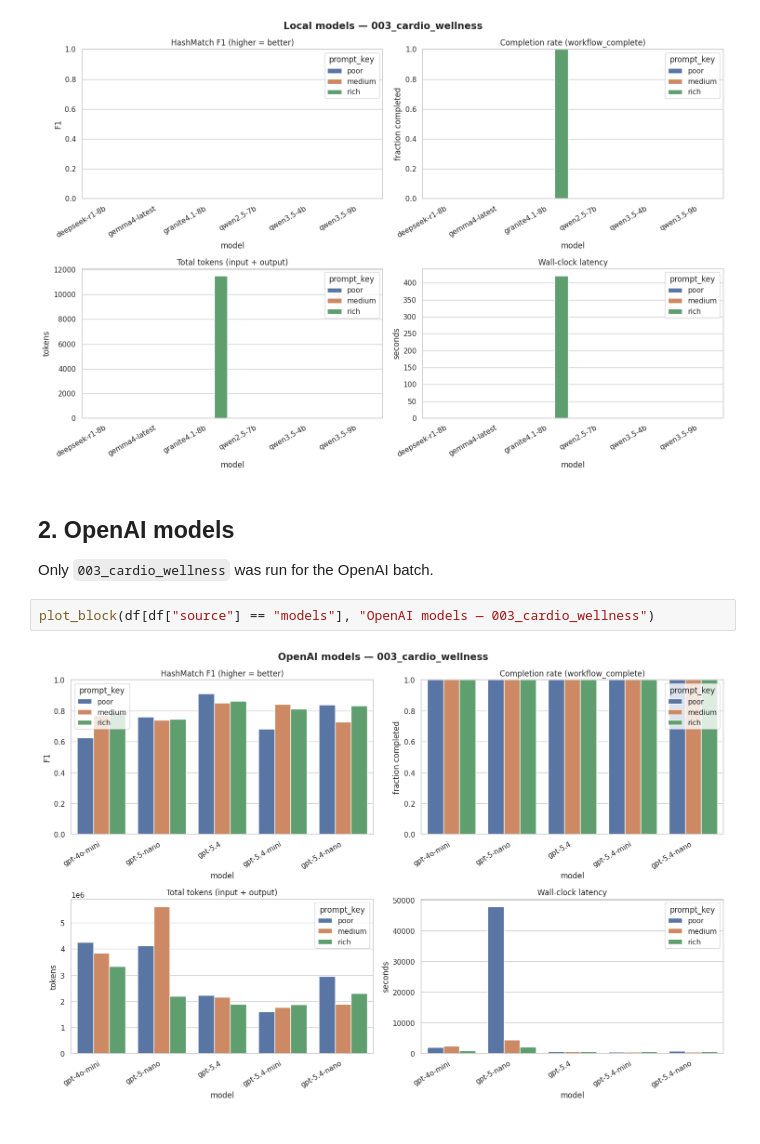
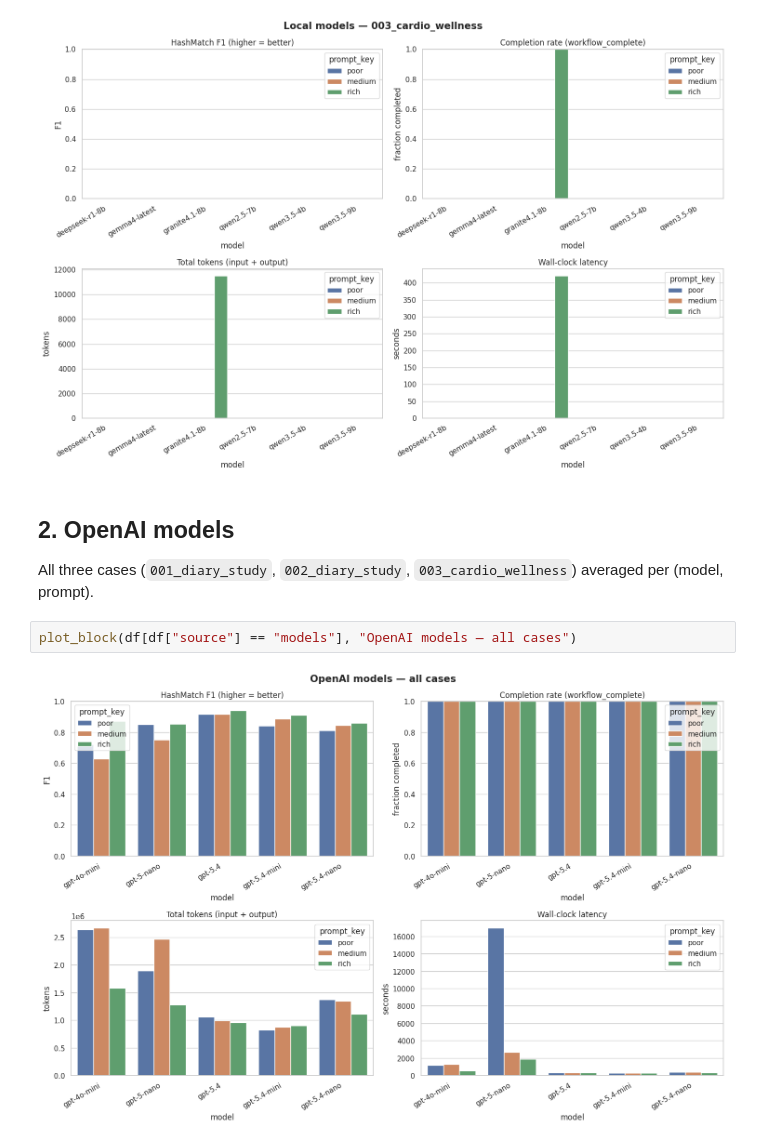
Before and after one commit to Congiuntivo/cams-nli-engine, a Jupyter notebook: study/analysis.ipynb, the cells around one changed output. Saved outputs shown, nothing was run; the diff lists cells and outputs as text.

```diff
--- a/study/analysis.ipynb
+++ b/study/analysis.ipynb
@@ -132,8 +132,8 @@ for case_id in sorted(local_df["case_id"].unique()):
 [figure]
 # %% [markdown]
 ## 2. OpenAI models
-Only `003_cardio_wellness` was run for the OpenAI batch.
+All three cases (`001_diary_study`, `002_diary_study`, `003_cardio_wellness`) averaged per (model, prompt).
 # %%
-plot_block(df[df["source"] == "models"], "OpenAI models — 003_cardio_wellness")
+plot_block(df[df["source"] == "models"], "OpenAI models — all cases")
 # %% [output]
-[figure, old version]
+[figure, new version]
```
Also changed, not shown: parts of 8 cells of this notebook.
